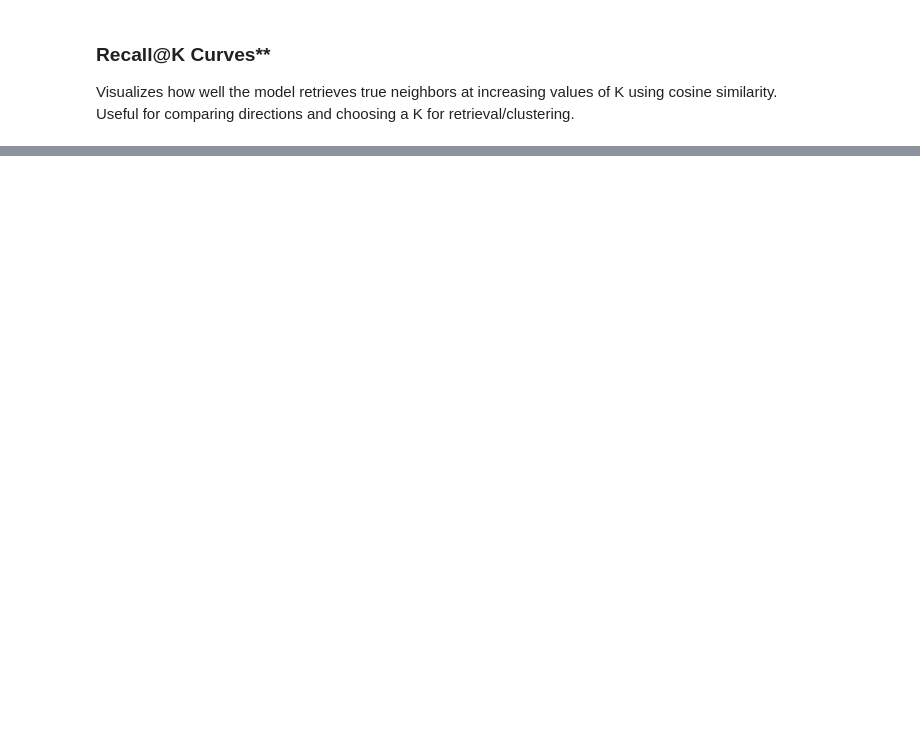
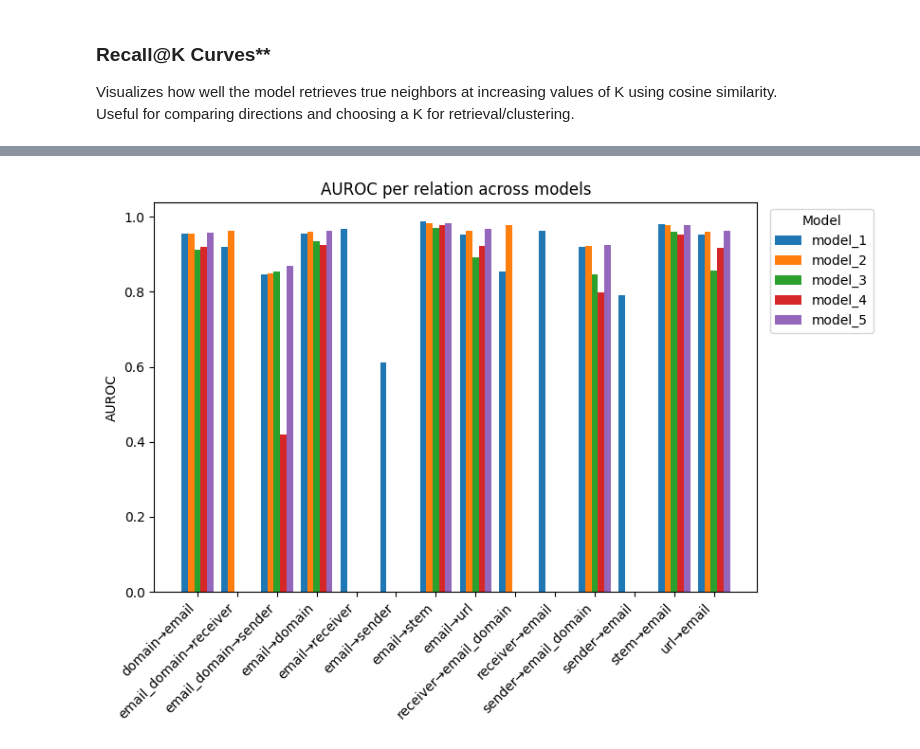
Before and after one commit to DeLyXHardiee/GNN-Campaign-Detection, a Jupyter notebook: core/GNN/notebooks/model_testing.ipynb, the cells around one changed output, grey strips where cells are left out. Cells and saved outputs as stored; diff of their text form; code cells hidden in the pictures; blank space fills up the shorter version.

```diff
--- a/core/GNN/notebooks/model_testing.ipynb
+++ b/core/GNN/notebooks/model_testing.ipynb
@@ -60,10 +51,26 @@ These metrics measure ranking quality for link prediction.
 - Average Precision (AP): the weighted average of precision scores at all thresholds — it measures how well the model ranks true edges above false ones, rewarding confident and early correct predictions. (1.0 = perfect ranking, 0.5 = random, lower = poor ranking).
 # %%
 from src.eval_link import collect_auroc_ap_scores
-# AUROC/AP (as before)
+import pandas as pd
+import os
+
 scores = collect_auroc_ap_scores(DEVICE, model, predictor, loaders['test'])
+
 print("TEST AUROC/AP per relation:")
+
 for et, s in scores.items():
+
     print(et, s)
+
+output_dir = os.path.join(PROJECT_ROOT, "models", MODEL_REPO)
+os.makedirs(output_dir, exist_ok=True)
+csv_path = os.path.join(output_dir, "auroc_ap_scores.csv")
+results_df = (
+    pd.DataFrame(scores)
+    .T.reset_index()
+    .rename(columns={"index": "relation"})
+)
+results_df.to_csv(csv_path, index=False)
+print(f"Saved AUROC/AP results to {csv_path}")
 # %% [output]
 TEST AUROC/AP per relation:
@@ -248,0 +250,60 @@ plt.show()
+# %%
+import matplotlib.pyplot as plt
+import pandas as pd
+from pathlib import Path
+
+def _simplify_relation(rel: str) -> str:
+    parts = rel.split("→")
+    if len(parts) != 3:
+        return rel
+    src, relation, dst = parts
+    if relation.startswith('rev_'):
+        return f"{src}→{dst}"
+    return f"{src}→{dst}"
+
+models_root = Path(PROJECT_ROOT) / 'models'
+model_dirs = sorted([p for p in models_root.iterdir() if p.is_dir() and p.name.startswith('model_')])
+
+if not model_dirs:
+    print(f'No model_* folders found in {models_root}')
+else:
+    frames = []
+    missing = []
+    for mdir in model_dirs:
+        csv_path = mdir / 'auroc_ap_scores.csv'
+        if not csv_path.exists():
+            missing.append(mdir.name)
+            continue
+        df = pd.read_csv(csv_path)
+        if 'relation' not in df.columns and {'level_0','level_1','level_2'}.issubset(df.columns):
+            df['relation'] = df[['level_0','level_1','level_2']].astype(str).agg('→'.join, axis=1)
+        df['model'] = mdir.name
+        frames.append(df)
+    if missing:
+        print('Missing auroc_ap_scores.csv for:', ', '.join(missing))
+    if not frames:
+        print('No AUROC/AP CSVs to plot.')
+    else:
+        all_scores = pd.concat(frames, ignore_index=True)
+        if 'relation' not in all_scores.columns:
+            print('No relation information found in AUROC/AP CSVs (need relation or level_0/1/2).')
+        else:
+            pivot = all_scores.pivot(index='relation', columns='model', values='auroc')
+            relations_full = list(pivot.index)
+            relation_labels = [_simplify_relation(r) for r in relations_full]
+            models = list(pivot.columns)
+            x = range(len(relation_labels))
+            total = len(models)
+            width = 0.8 / max(total, 1)
+            plt.figure(figsize=(max(8, len(relation_labels)*0.6), 6))
+            for i, model in enumerate(models):
+                offsets = [xi + (i - (total-1)/2)*width for xi in x]
+                plt.bar(offsets, pivot[model], width=width, label=model)
+            plt.xticks(list(x), relation_labels, rotation=45, ha='right')
+            plt.ylabel('AUROC')
+            plt.title('AUROC per relation across models')
+            plt.legend(title='Model', loc='upper left', bbox_to_anchor=(1.01, 1))
+            plt.tight_layout()
+            plt.show()
+# %% [output]
+[figure, added]
```
Also changed, not shown: parts of 6 cells of this notebook, 19 other files.
